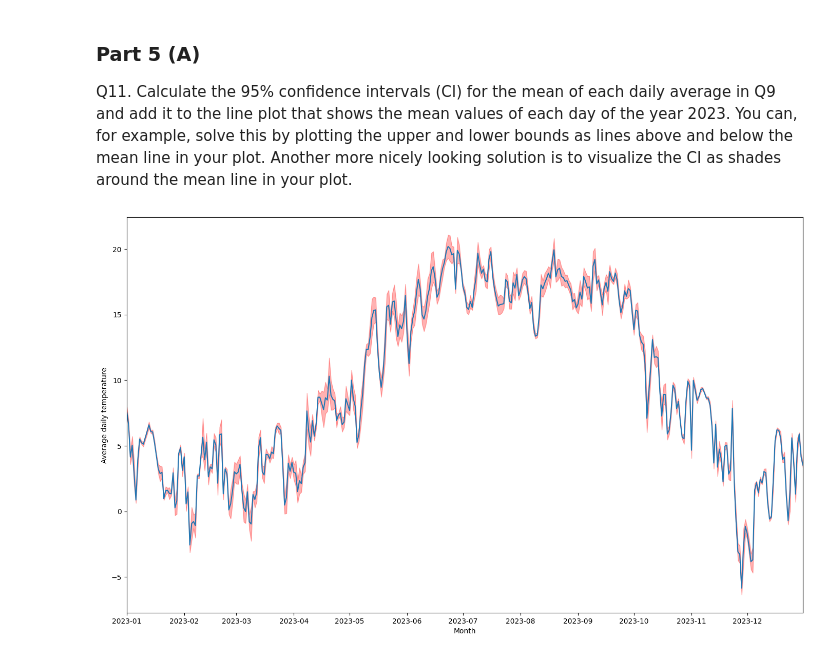
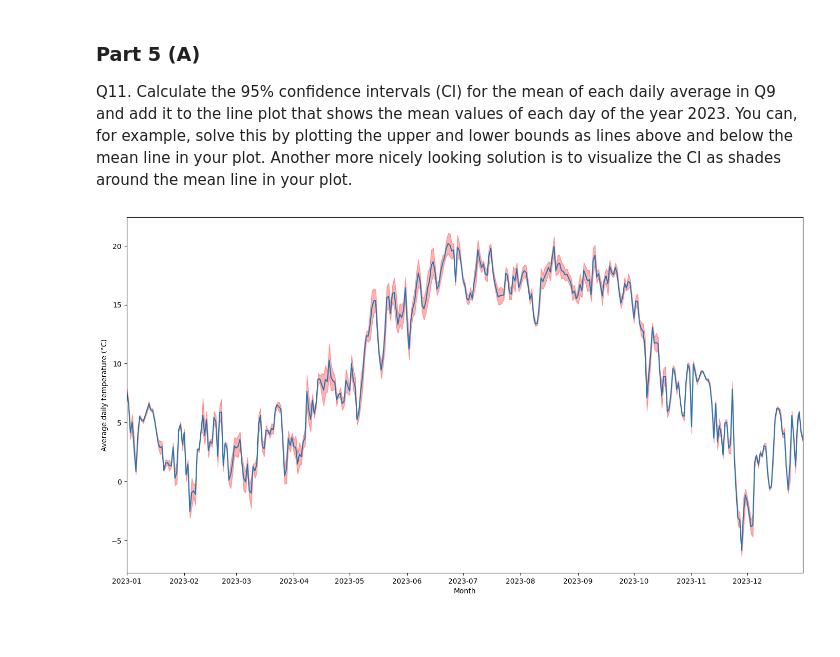
Before and after one commit to Globose/dv1597, a Jupyter notebook: a1/book.ipynb, the cells around one changed output. Saved outputs shown, nothing was run; the diff lists cells and outputs as text; code cells hidden in the pictures; blank space fills up the shorter version.

```diff
--- a/a1/book.ipynb
+++ b/a1/book.ipynb
@@ -371,28 +377,28 @@ plot. Another more nicely looking solution is to visualize the CI as shades arou
 # %%
 # Slice 2023
 df_2023 = df.loc[112536:121295].copy()
 
 # Group by date, with mean and std columns
 df_2023['Time'] = df['Time'].dt.date
 df_2023_group = df_2023.groupby('Time').agg(['mean','std']).droplevel(axis=1, level=0).reset_index()
 
 # Calculate confidence intervals for each row
 t_value = stats.t.ppf(0.05 / 2, 23)
 df_2023_group['ci'] = abs(t_value*df_2023_group['std']/24**0.5)
 df_2023_group['ci_low'] = df_2023_group['mean']-df_2023_group['ci']
 df_2023_group['ci_high'] = df_2023_group['mean']+df_2023_group['ci']
 
 # Create line diagram with confidence intervals
-fig = mpl.figure(figsize=(17, 10))
+fig = mpl.figure(figsize=(17, 9))
 ax = fig.add_subplot()
 
 # Adjust x-lim
 ax.set_xlim(df_2023.iloc[0]['Time'], df_2023.iloc[-1]['Time'])
 
 ax.set_xlabel('Month')
-ax.set_ylabel('Average daily temperature')
+ax.set_ylabel('Average daily temperature (°C)')
 ax.plot(df_2023_group['Time'], df_2023_group['mean'])
 ax.fill_between(df_2023_group['Time'], df_2023_group['ci_low'], df_2023_group['ci_high'], color='r', alpha=.3)
 mpl.show()
 # %% [output]
-[figure, old version]
+[figure, new version]
```
Also changed, not shown: parts of 5 cells of this notebook.
